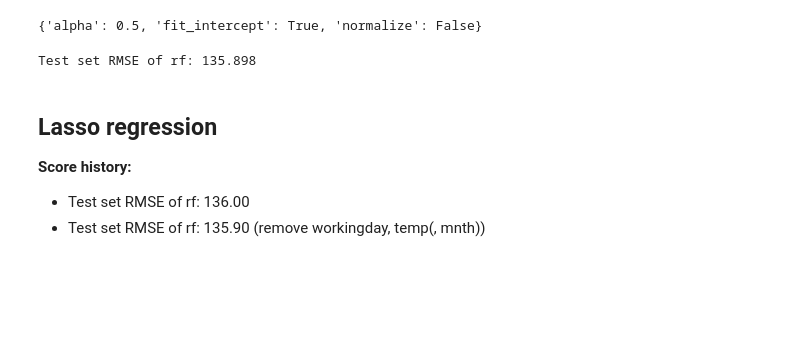
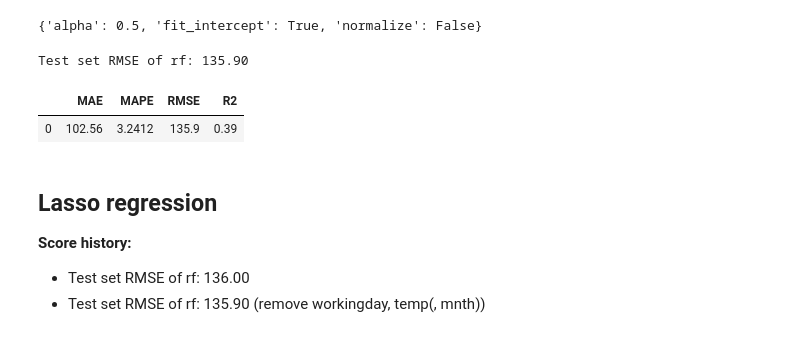
Before and after one commit to theGreatRaphael/ML_Task1, a Jupyter notebook: bike_sharing.ipynb, the cells around one changed output. Saved outputs shown, nothing was run; the diff lists cells and outputs as text; code cells hidden in the pictures; blank space fills up the shorter version.

Commit message:
add new print_metrics function

```diff
--- a/bike_sharing.ipynb
+++ b/bike_sharing.ipynb
@@ -18,2 +27,10 @@ import seaborn as sns
+# %%
+def print_metrics(y_hat, y_test):
+    output = pd.DataFrame({'MAE': [round(np.mean(abs(y_hat-y_test)), 2)],
+                   'MAPE': [round(np.mean(abs(y_hat-y_test)/y_test), 4)],
+                   'RMSE': [round(np.sqrt(np.mean((y_test - y_hat)**2)), 2)],
+                   ' R2': [round(metrics.r2_score(y_test, y_hat),2)]
+                   })
+    return output
 # %%
 bike = pd.read_csv('data/bike_sharing/bikeSharing.shuf.train.csv')
@@ -108,6 +116,6 @@ bike_dropped_test = bike_test.drop(['id', 'workingday', 'temp', 'mnth'], axis =
 # %%
-X_train = bike_dropped.drop('cnt', axis = 1).values
-y_train = bike_dropped['cnt'].values
+X = bike_dropped.drop('cnt', axis = 1).values
+y = bike_dropped['cnt'].values
 # %% [markdown]
 ## Creating train and test data
 # %%
@@ -178,10 +187,15 @@ grid_ridge.best_params_
 # %%
 # predicting values and calculating the rmse-score
 y_pred_ridge = grid_ridge.predict(X_test)
-rmse_test_ridge = MSE(y_test, y_pred_ridge)**(1/2)
-print('Test set RMSE of rf: {:.3f}'.format(rmse_test_ridge))
+rmse_test_lasso = MSE(y_test, y_pred_ridge)**(1/2)
+print('Test set RMSE of rf: {:.2f}'.format(rmse_test_lasso))
 # %% [output]
-Test set RMSE of rf: 135.898
+Test set RMSE of rf: 135.90
+# %%
+print_metrics(y_pred_ridge, y_test)
+# %% [output]
+|  | MAE | MAPE | RMSE | R2 |
+| 0 | 102.56 | 3.2412 | 135.9 | 0.39 |
 # %% [markdown]
 ## Lasso regression
 __Score history:__
```
Also changed, not shown: parts of 24 cells of this notebook.
